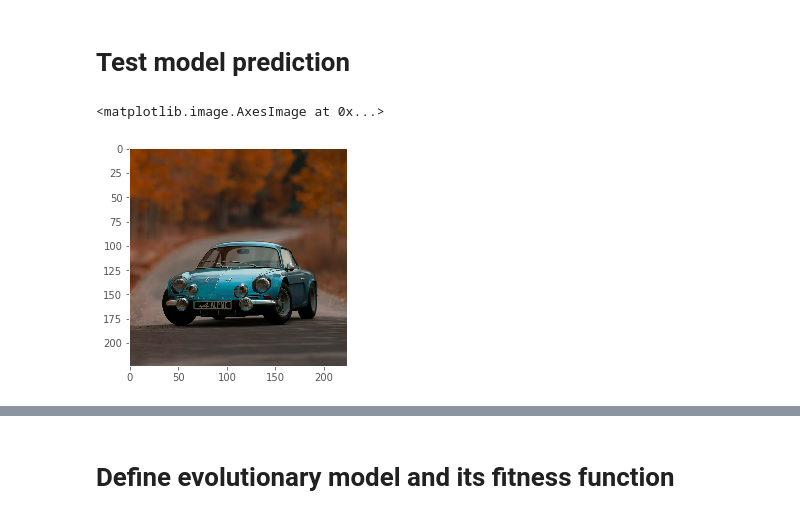
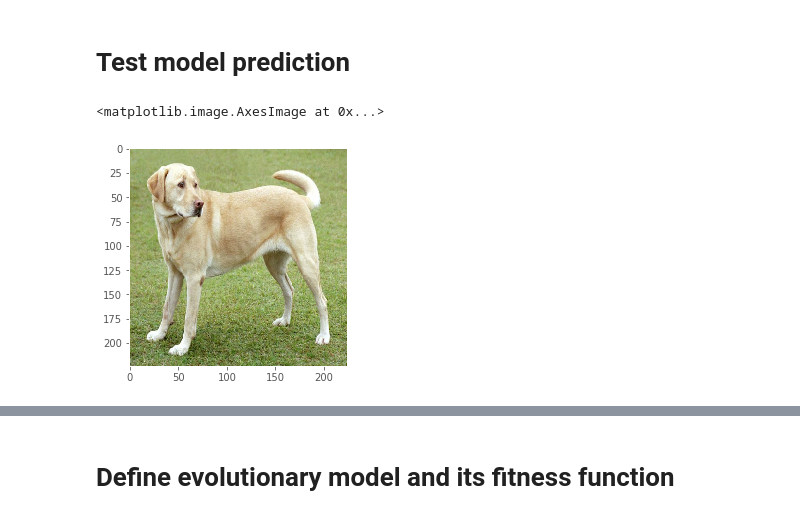
Before and after one commit to google-research/evoflow, a Jupyter notebook: notebooks/adversarial attacks.ipynb, the cells around one changed output, grey strips where cells are left out. Drawn from its saved outputs; the diff is of its cells as text; code cells hidden in the pictures.

```diff
--- a/notebooks/adversarial attacks.ipynb
+++ b/notebooks/adversarial attacks.ipynb
@@ -88,12 +89,12 @@ target_model.trainable = False
 # Test model prediction
 # %%
 image_url = "https://storage.googleapis.com/download.tensorflow.org/example_images/YellowLabradorLooking_new.jpg"
-image_url = "https://images.pexels.com/photos/1592384/pexels-photo-1592384.jpeg?cs=srgb&dl=shallow-focus-photography-of-blue-alpine-car-1592384.jpg&fm=jpg"
+# image_url = "https://images.pexels.com/photos/1592384/pexels-photo-1592384.jpeg?cs=srgb&dl=shallow-focus-photography-of-blue-alpine-car-1592384.jpg&fm=jpg"
 image = image_from_url(image_url, IMAGE_SIZE)
 plt.imshow(image)
 # %% [output]
 <matplotlib.image.AxesImage at 0x...>
-[figure, old version]
+[figure, new version]
 # %%
 predictions = get_predictions(target_model, image[None, ...])
 best_prediction = get_best_prediction(predictions)
```
Also changed, not shown: parts of 13 cells of this notebook, 1 other file.
